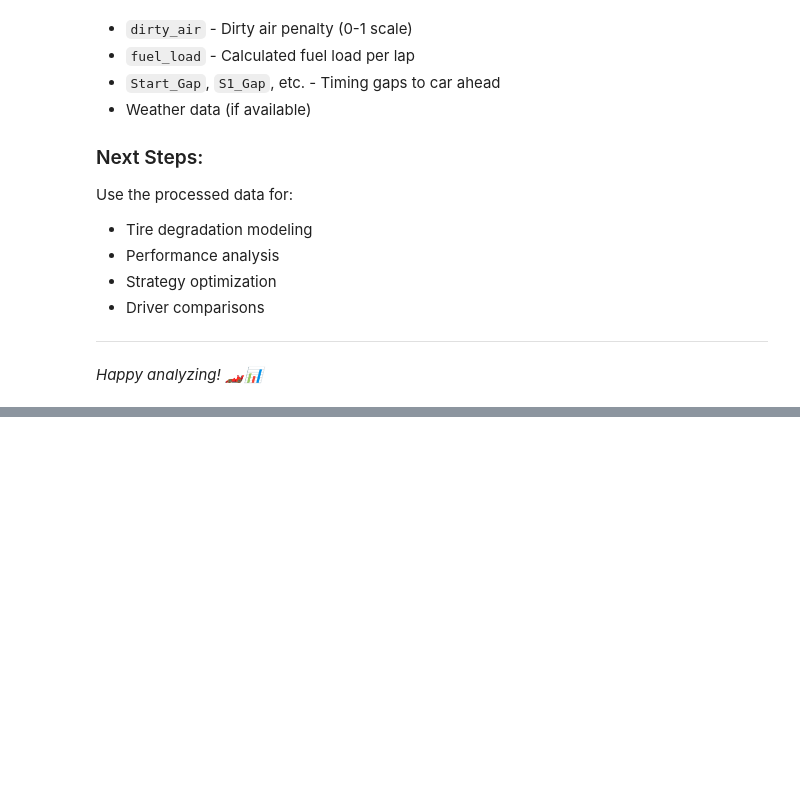
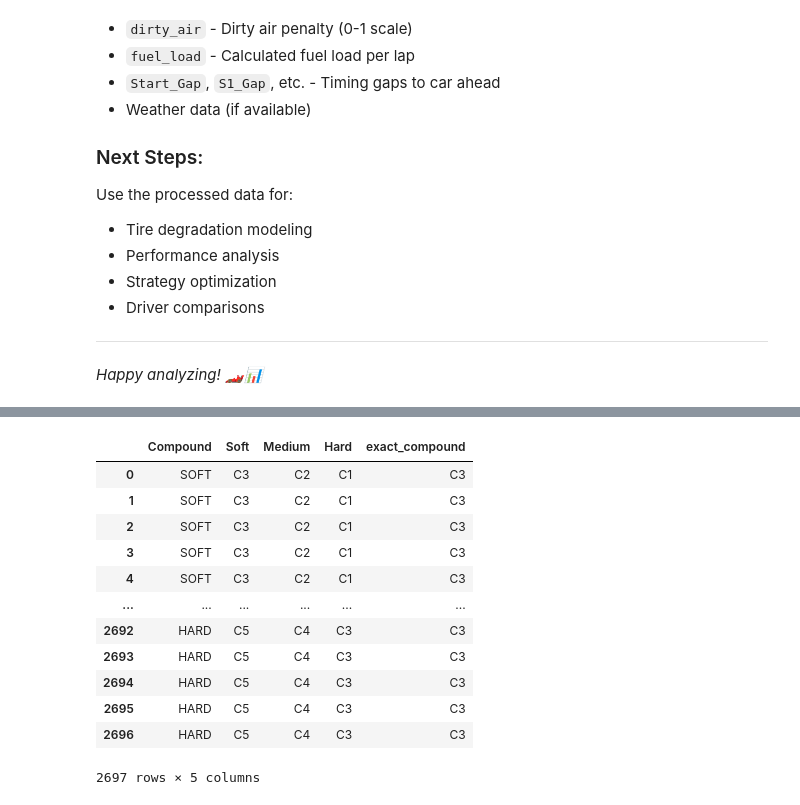
Before and after one commit to elijahmccauley/f1_tire_deg, a Jupyter notebook: F1_TireDeg_Analysis.ipynb, the cells around one changed output, grey strips where cells are left out. Saved outputs shown, nothing was run; the diff lists cells and outputs as text; code cells hidden in the pictures; blank space fills up the shorter version.

Commit message:
Add merging circuits.csv to main df

```diff
--- a/F1_TireDeg_Analysis.ipynb
+++ b/F1_TireDeg_Analysis.ipynb
@@ -127,7 +127,8 @@ def compute_dirty_air_feature(df, gap_col='Start_Gap'):
     clamp = 5.0   # gaps > clamp treated as "clean air"
     g_clamped = np.minimum(g, clamp)
     # Inverse with smoothness; shift to 0..1
-    out['dirty_air'] = (1.0 - (g_clamped / clamp)) ** 2   # 1 = bumper-to-bumper, 0 = >clamp clean
+    out['dirty_air'] = 1.0 - (g_clamped / clamp) # 1 = bumper-to-bumper, 0 = >clamp clean
+    #out['dirty_air'] = (1.0 - (g_clamped / clamp)) ** 2       Test later power transform for more non-linearity
     return out
 
 
@@ -488,0 +862,5 @@ Use the processed data for:
+# %%
+test_races = ["Bahrain", "Saudi Arabia", "Australia"]
+test_data = fetch_multiple_races(test_races, year=2024)
+combined_data = merge_circuit_data(test_data, 'circuit.csv', year=2024)
+combined_data.columns
@@ -488,0 +987,16 @@ Use the processed data for:
+# %%
+combined_data[['Compound', 'Soft', 'Medium', 'Hard', 'exact_compound']]
+# %% [output]
+|  | Compound | Soft | Medium | Hard | exact_compound |
+| 0 | SOFT | C3 | C2 | C1 | C3 |
+| 1 | SOFT | C3 | C2 | C1 | C3 |
+| 2 | SOFT | C3 | C2 | C1 | C3 |
+| 3 | SOFT | C3 | C2 | C1 | C3 |
+| 4 | SOFT | C3 | C2 | C1 | C3 |
+| ... | ... | ... | ... | ... | ... |
+| 2692 | HARD | C5 | C4 | C3 | C3 |
+| 2693 | HARD | C5 | C4 | C3 | C3 |
+| 2694 | HARD | C5 | C4 | C3 | C3 |
+| 2695 | HARD | C5 | C4 | C3 | C3 |
+| 2696 | HARD | C5 | C4 | C3 | C3 |
+2697 rows × 5 columns
```
Also changed, not shown: parts of 9 cells of this notebook.
